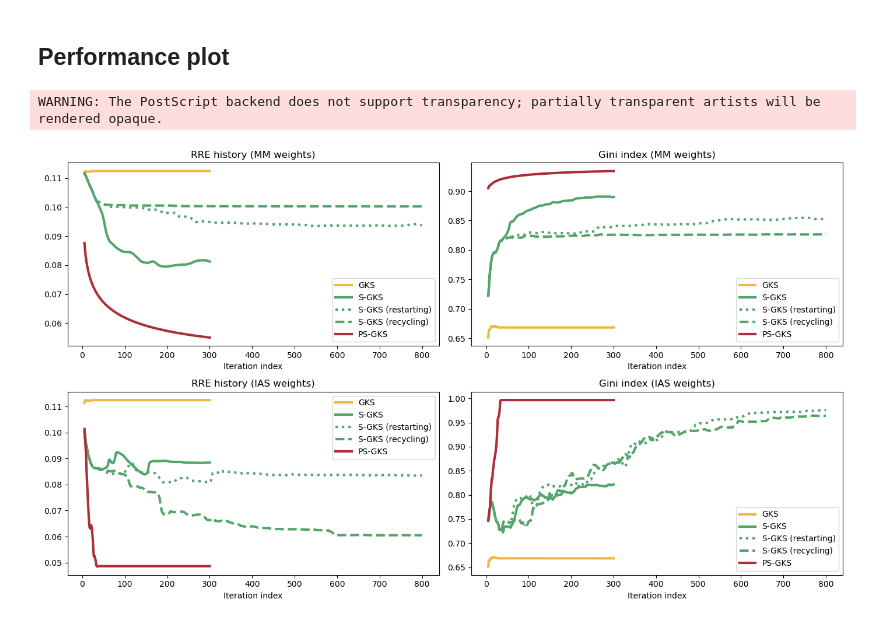
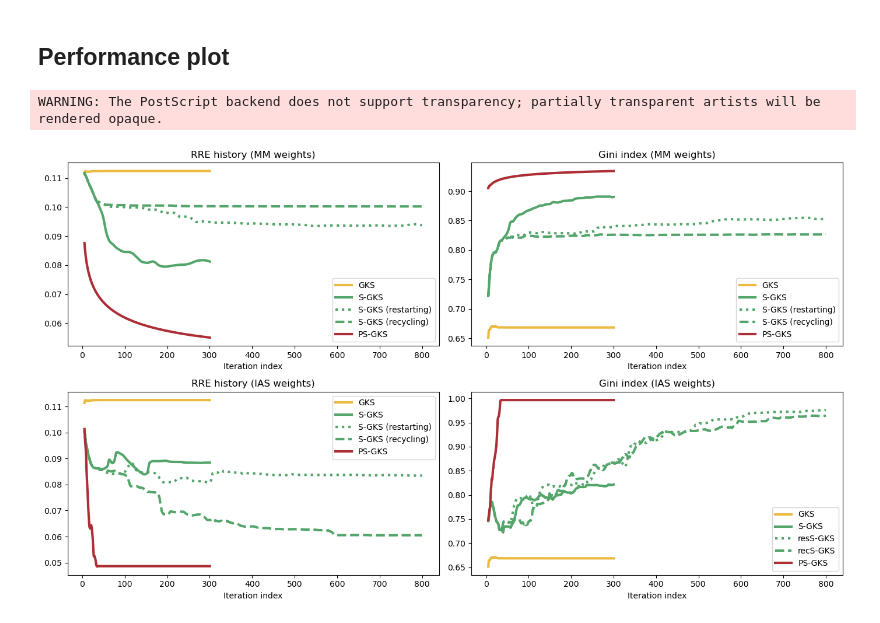
Before and after one commit to mpasha3/IRLS_prec_GSBL, a Jupyter notebook: paper_examples/1d_cosine/1d_cosine.ipynb, the cells around one changed output. Drawn from its saved outputs; the diff is of its cells as text; code cells hidden in the pictures.

```diff
--- a/paper_examples/1d_cosine/1d_cosine.ipynb
+++ b/paper_examples/1d_cosine/1d_cosine.ipynb
@@ -2751,13 +2732,13 @@ axs[plot_idx].plot( grid, ias_sgks_data[metric][start_idx:], color=method_colors
 
 method = "resS-GKS"
 grid = [i for i in range(start_idx, len(ias_resdata[metric]))]
-axs[plot_idx].plot( grid, ias_resdata[metric][start_idx:], color=method_colors[method], ls=method_lines[method], lw=line_width, label="S-GKS (restarting)")
+axs[plot_idx].plot( grid, ias_resdata[metric][start_idx:], color=method_colors[method], ls=method_lines[method], lw=line_width, label="resS-GKS")
 #axs[plot_idx].scatter( grid, ias_resdata[metric][start_idx:], color=method_colors[method], ls=method_lines[method], marker=method_markers[method], s=marker_size, label=method)
 
 
 method = "recS-GKS"
 grid = [i for i in range(start_idx, len(ias_recdata[metric]))]
-axs[plot_idx].plot( grid, ias_recdata[metric][start_idx:], color=method_colors[method], ls=method_lines[method], lw=line_width, label="S-GKS (recycling)")
+axs[plot_idx].plot( grid, ias_recdata[metric][start_idx:], color=method_colors[method], ls=method_lines[method], lw=line_width, label="recS-GKS")
 #axs[plot_idx].scatter( grid, ias_recdata[metric][start_idx:], color=method_colors[method], ls=method_lines[method], marker=method_markers[method], s=marker_size, label=method)
 
 
@@ -2854,31 +2835,31 @@ axs[plot_idx].set_title(plot_title)
 # axs[plot_idx].plot( grid, mm_recdata[metric][start_idx:], color=method_colors[method], ls=method_lines[method], lw=line_width, label="S-GKS (recycling)")
 # #axs[plot_idx].scatter( grid, mm_recdata[metric][start_idx:], color=method_colors[method], ls=method_lines[method], marker=method_markers[method], s=marker_size, label=method)
 
 
 
 
 # method = "PS-GKS"
 # grid = [i for i in range(start_idx, len(mm_psgks_data[metric]))]
 # axs[plot_idx].plot( grid, mm_psgks_data[metric][start_idx:], color=method_colors[method], ls=method_lines[method], lw=line_width, label=method)
 # #axs[plot_idx].scatter( grid, mm_psgks_data[metric][start_idx:], color=method_colors[method], ls=method_lines[method], marker=method_markers[method], s=marker_size, label=method)
 
 
 # axs[plot_idx].set_xlabel("Iteration index")
 # axs[plot_idx].legend()
 # axs[plot_idx].set_title(plot_title)
 # axs[plot_idx].set_yscale("log")
 
 
 
 
 
 fig.tight_layout()
 fig.savefig("intro_1d_cosine_performance", dpi=250, bbox_inches=None)
 fig.savefig("intro_1d_cosine_performance.eps", format="eps", dpi=250, bbox_inches=None)
 
 
 
 plt.show()
 # %% [output]
 WARNING: The PostScript backend does not support transparency; partially transparent artists will be rendered opaque.
-[figure, old version]
+[figure, new version]
```
Also changed, not shown: parts of 3 cells of this notebook, 11 other files.
